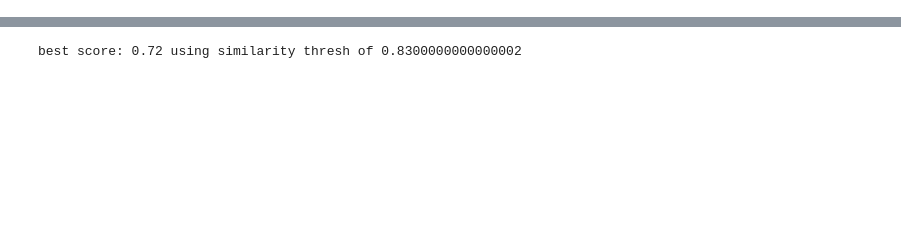
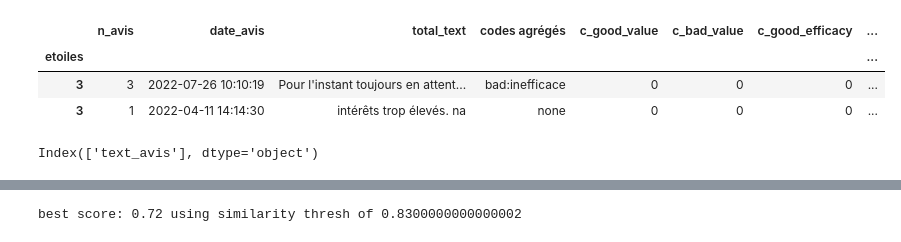
Before and after one commit to LeWaHe/SentiBank, a Jupyter notebook: notebooks/9_semantic_proximity.ipynb, the cells around one changed output, grey strips where cells are left out. Cells and saved outputs as stored; diff of their text form; code cells hidden in the pictures; blank space fills up the shorter version.

```diff
--- a/notebooks/9_semantic_proximity.ipynb
+++ b/notebooks/9_semantic_proximity.ipynb
@@ -201,0 +1,27 @@ for thème in df.themes:
+# %%
+import pandas as pd
+import spacy
+from sklearn.metrics import make_scorer, classification_report, make_scorer, recall_score, f1_score, accuracy_score, confusion_matrix
+
+# loading main df and list of curated reference sentences for each label
+df = pd.read_excel('../data/avis/general_df_clean_sent_15k_manual_code.xlsx', sheet_name = "dicho", index_col = 0)
+c_good_value_curated = pd.read_excel('../data/avis/general_df_clean_sent_15k_manual_code.xlsx', sheet_name = "c_good_value_curated", index_col=0, header=0).dropna(subset = "text_avis")
+c_bad_value_curated = pd.read_excel('../data/avis/general_df_clean_sent_15k_manual_code.xlsx', sheet_name = "c_bad_value_curated", index_col=0, header=0).dropna(subset = "text_avis")
+c_good_efficacy_curated = pd.read_excel('../data/avis/general_df_clean_sent_15k_manual_code.xlsx', sheet_name = "c_good_efficacy_curated", index_col=0, header=0).dropna(subset = "text_avis")
+c_bad_efficacy_curated = pd.read_excel('../data/avis/general_df_clean_sent_15k_manual_code.xlsx', sheet_name = "c_bad_efficacy_curated", index_col=0, header=0).dropna(subset = "text_avis")
+c_good_comm_curated = pd.read_excel('../data/avis/general_df_clean_sent_15k_manual_code.xlsx', sheet_name = "c_good_comm_curated", index_col=0, header=0).dropna(subset = "text_avis")
+c_bad_comm_curated = pd.read_excel('../data/avis/general_df_clean_sent_15k_manual_code.xlsx', sheet_name = "c_bad_comm_curated", index_col=0, header=0).dropna(subset = "text_avis")
+c_bad_value_curated.head()
+
+# importing spacy model
+nlp = spacy.load("fr_core_news_lg")
+df.head(2)
+# %% [output]
+|  | n_avis | date_avis | total_text | codes agrégés | c_good_value | c_bad_value | c_good_efficacy | ... |
+| etoiles |  |  |  |  |  |  |  | ... |
+| 3 | 3 | 2022-07-26 10:10:19 | Pour l'instant toujours en attent... | bad:inefficace | 0 | 0 | 0 | ... |
+| 3 | 1 | 2022-04-11 14:14:30 | intérêts trop élevés. na | none | 0 | 0 | 0 | ... |
+# %%
+c_good_comm_curated.columns
+# %% [output]
+Index(['text_avis'], dtype='object')
```
Also changed, not shown: parts of 25 cells of this notebook, 19 other files.
